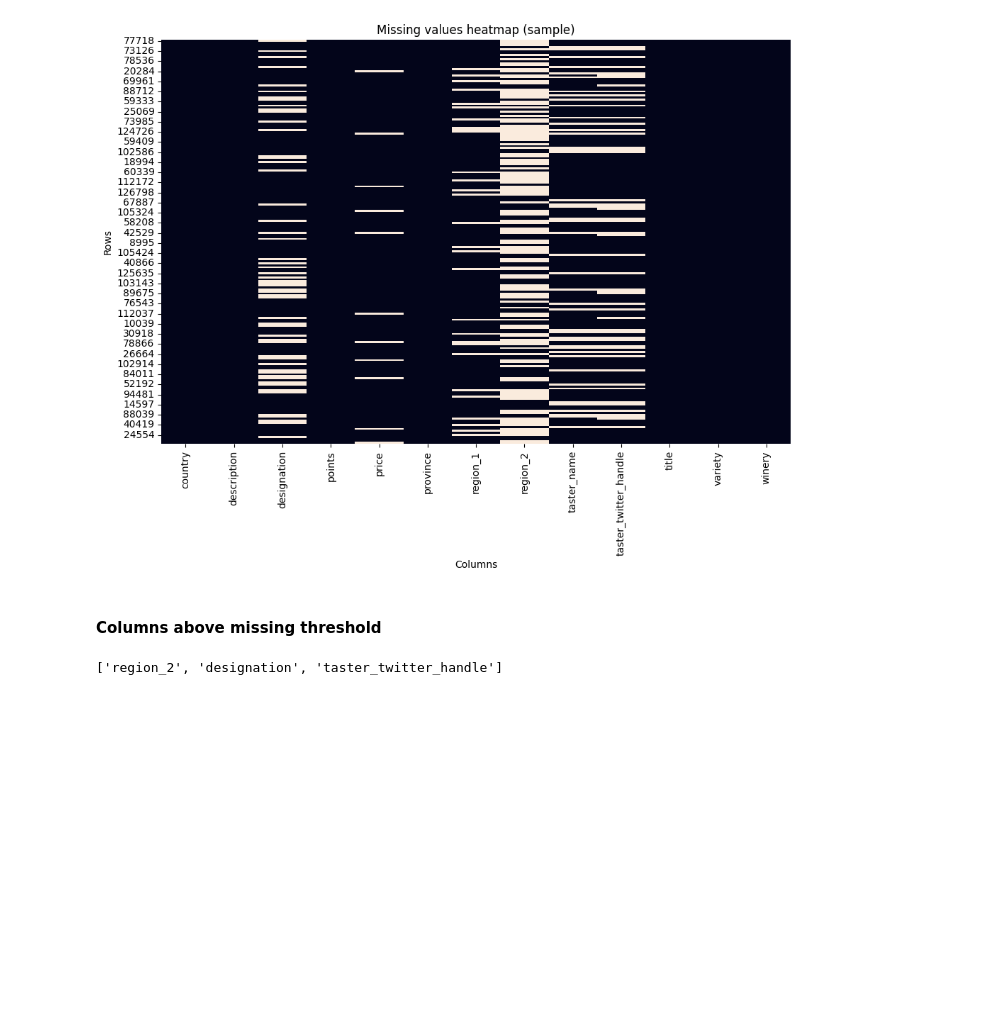
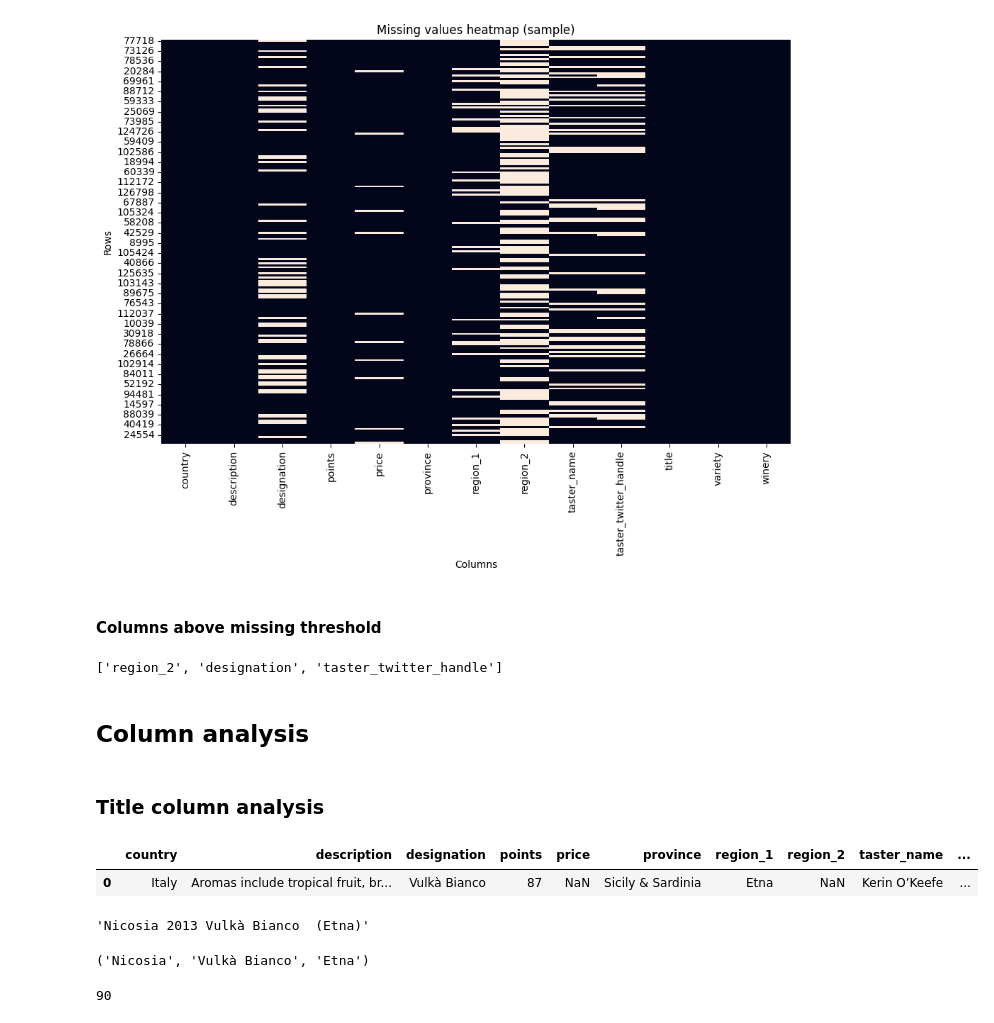
Before and after one commit to Msaters/projektUczenieMaszynowe, a Jupyter notebook: data_exploration.ipynb, the cells around one changed output. Saved outputs shown, nothing was run; the diff lists cells and outputs as text; code cells hidden in the pictures; blank space fills up the shorter version.

```diff
--- a/data_exploration.ipynb
+++ b/data_exploration.ipynb
@@ -317,3 +333,20 @@ cols_high_missing = missing_df[missing_df["missing_pct"] > threshold].index.toli
 cols_high_missing
 # %% [output]
 ['region_2', 'designation', 'taster_twitter_handle']
+# %% [markdown]
+## Column analysis
+# %% [markdown]
+### Title column analysis
+# %%
+df.head(1)
+# %% [output]
+|  | country | description | designation | points | price | province | region_1 | region_2 | taster_name | ... |
+| 0 | Italy | Aromas include tropical fruit, br... | Vulkà Bianco | 87 | NaN | Sicily & Sardinia | Etna | NaN | Kerin O’Keefe | ... |
+# %%
+df.at[0, 'title']
+# %% [output]
+'Nicosia 2013 Vulkà Bianco  (Etna)'
+# %%
+df.at[0, 'winery'], df.at[0, 'designation'], df.at[0, 'region_1']
+# %% [output]
+('Nicosia', 'Vulkà Bianco', 'Etna')
@@ -319,0 +355,4 @@ cols_high_missing
+# %%
+df["year"].nunique()
+# %% [output]
+90
```
Also changed, not shown: parts of 2 cells of this notebook.
